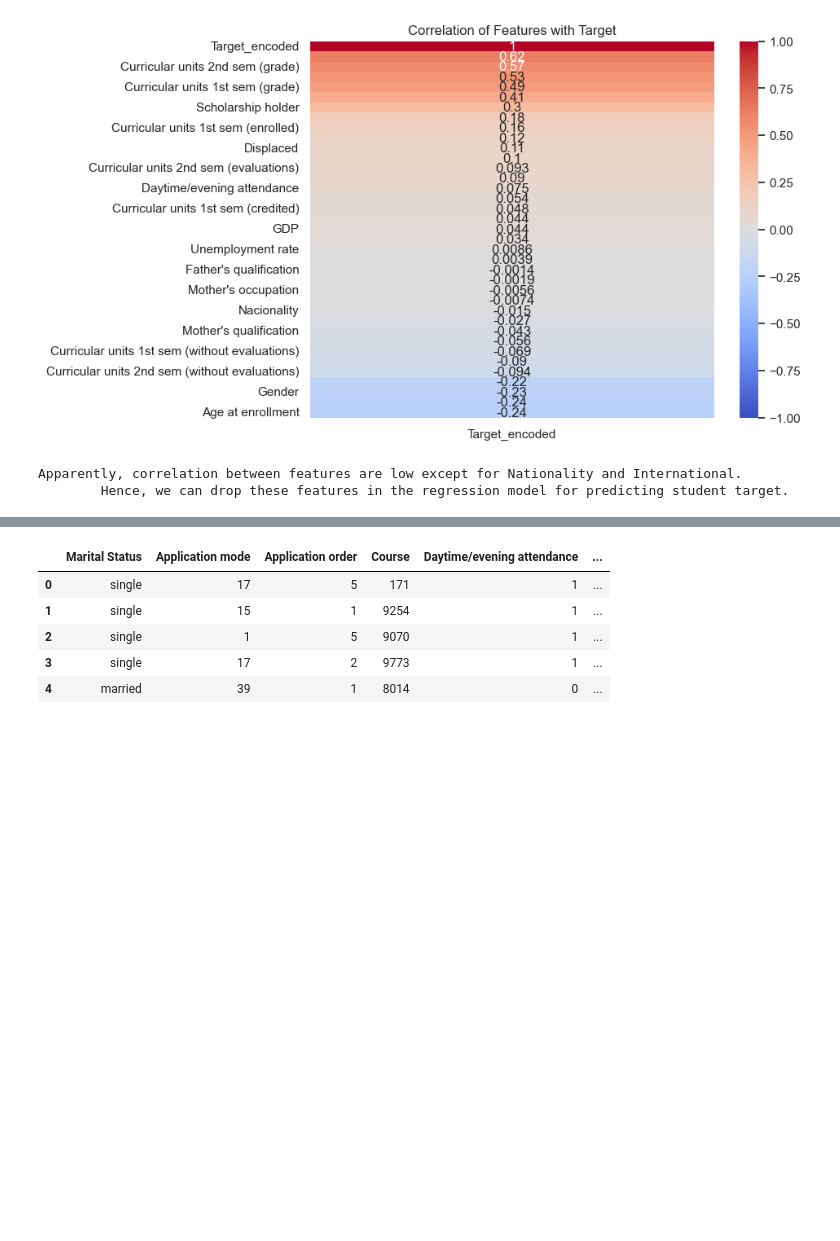
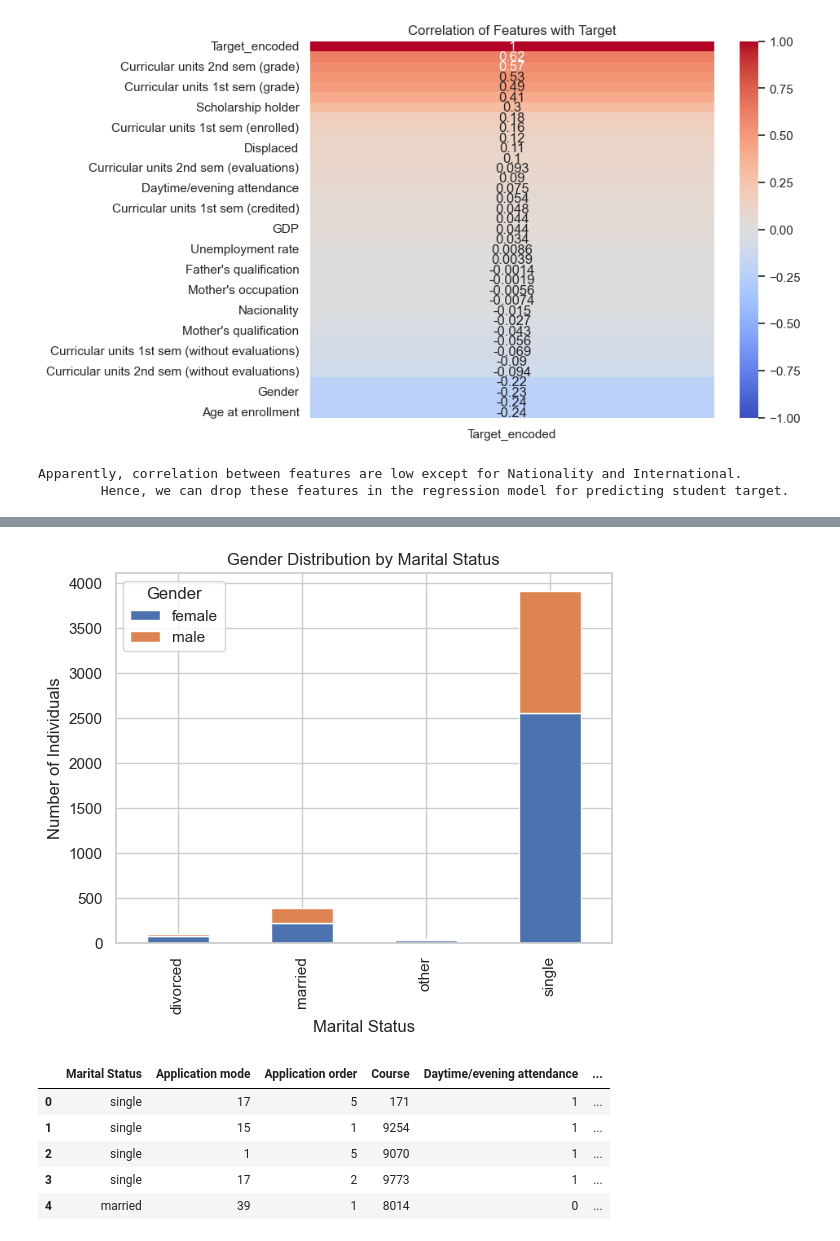
Before and after one commit to youssefhass/ml-predict-student-dropout, a Jupyter notebook: 02_EDA_StudentsDropout.ipynb, the cells around one changed output, grey strips where cells are left out. Cells and saved outputs as stored; diff of their text form; code cells hidden in the pictures; blank space fills up the shorter version.

```diff
--- a/02_EDA_StudentsDropout.ipynb
+++ b/02_EDA_StudentsDropout.ipynb
@@ -132,3 +164,29 @@ plt.clf()
+# %%
+def plot_gender_distribution_by_marital_status(df):
+    """
+    This function takes a DataFrame and shows the gender distribution for each marital status.
+
+    Returns:
+    Shows gender distribution for each marital status in a bar plot.
+    """
+    # Group the data by 'Marital_Status' and 'Gender' and count the number of occurrences in each group
+    gender_distribution = df.groupby(['Marital Status', 'Gender']).size().unstack().fillna(0)
+
+    # Plotting the data
+    gender_distribution.plot(kind='bar', stacked=True)
+
+    # Adding labels and title
+    plt.xlabel('Marital Status')
+    plt.ylabel('Number of Individuals')
+    plt.title('Gender Distribution by Marital Status')
+    plt.legend(title='Gender')
+
+    # Display the plot
+    plt.show()
+
+plot_gender_distribution_by_marital_status(df)
+# %% [output]
+[figure, added]
 # %%
 # Define the mapping dictionaries for the specified columns
 mapping_dict = {
```
Also changed, not shown: parts of 9 cells of this notebook.
